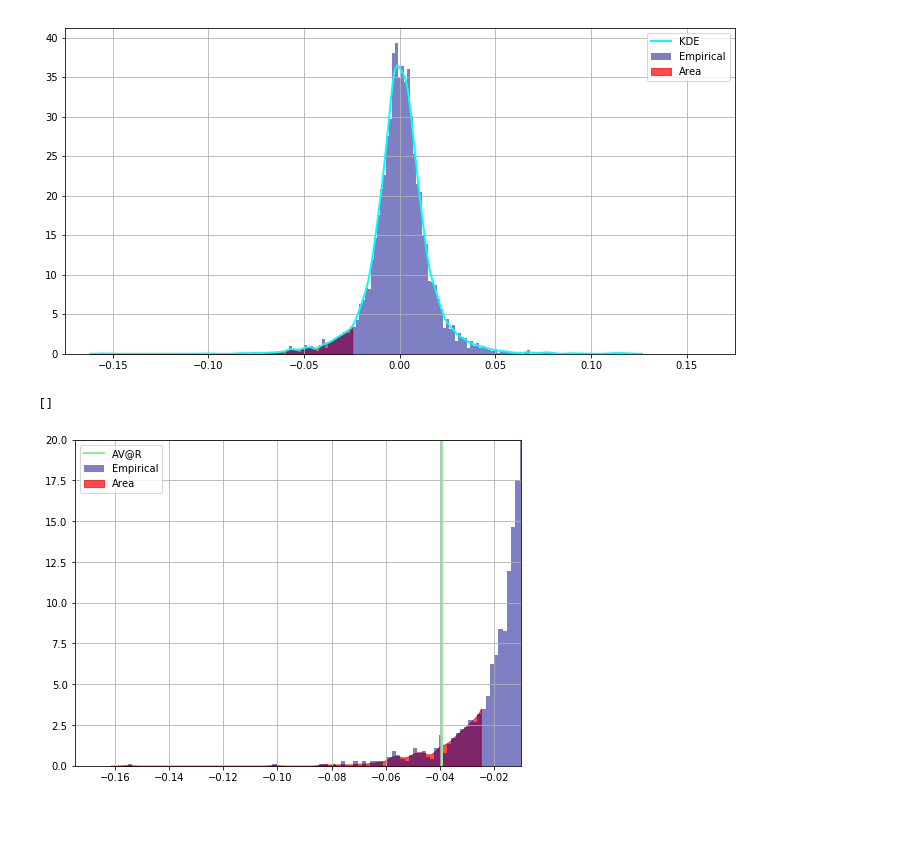
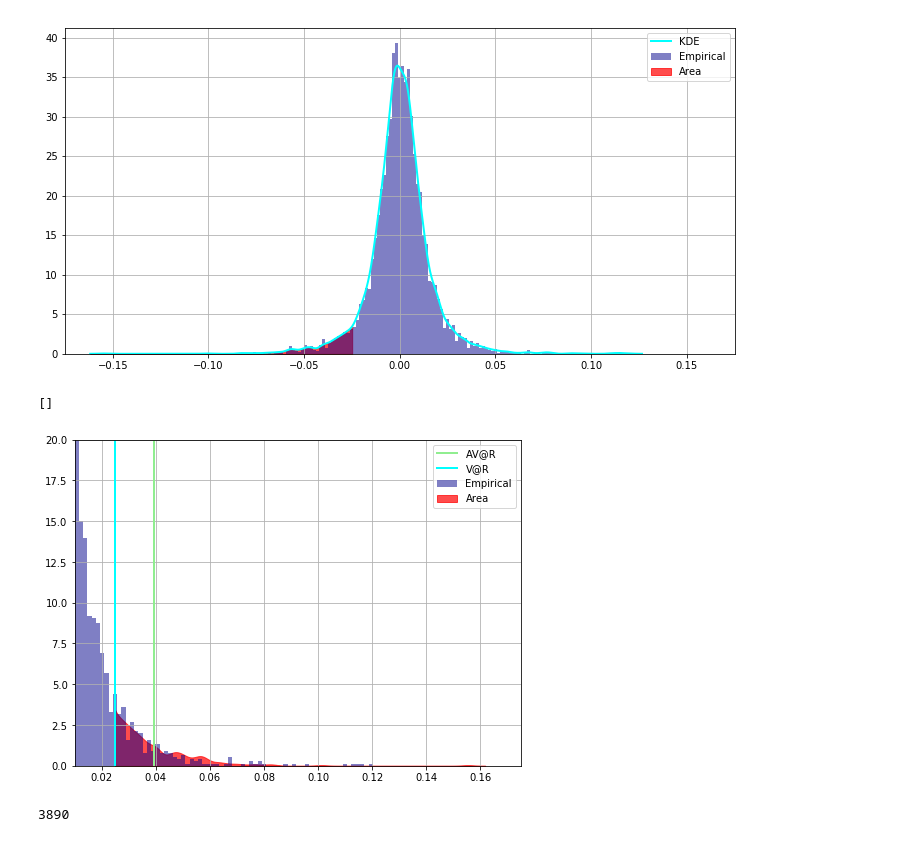
Before and after one commit to raaheim/RiskMeasures, a Jupyter notebook: Exploration.ipynb, the cells around one changed output. Cells and saved outputs as stored; diff of their text form; code cells hidden in the pictures.

```diff
--- a/Exploration.ipynb
+++ b/Exploration.ipynb
@@ -426,14 +426,19 @@ AVAR=np.trapz(kde.support[0:quantind],kde.cdf[0:quantind])/0.05
 # %%
 fig, axes = plt.subplots(1, 1, figsize=(8,6))
 plt.hist(Change ,bins = 175, color = 'darkblue', density = True, label= "Real", alpha = 0.5)
 #axes.plot(kde.support, kde.density, lw=2,color = 'cyan', ls ='-', zorder=10, label ="KDE")
-plt.fill_between(kde.support[0:quantind],kde.density[0:quantind],0, color = "red",alpha=0.7)
-axes.plot([AVAR,AVAR],[0,20], color = 'lightgreen', lw = 2)
-plt.legend(["AV@R","Empirical","Area"])
-axes.set_xlim([-0.175,-0.01])
+plt.fill_between(-kde.support[0:quantind],kde.density[0:quantind],0, color = "red",alpha=0.7)
+axes.plot([-AVAR,-AVAR],[0,20], color = 'lightgreen', lw = 2)
+axes.plot([-kde.support[quantind],-kde.support[quantind]],[0,20], color = 'cyan', lw = 2)
+plt.legend(["AV@R","V@R","Empirical","Area"])
+axes.set_xlim([0.01,0.175])
 axes.set_ylim([0,20])
 plt.grid(True)
 plt.plot()
 # %% [output]
 []
-[figure, old version]
+[figure, new version]
+# %%
+print(quantind)
+# %% [output]
+3890
```
Also changed, not shown: 6 other files.
